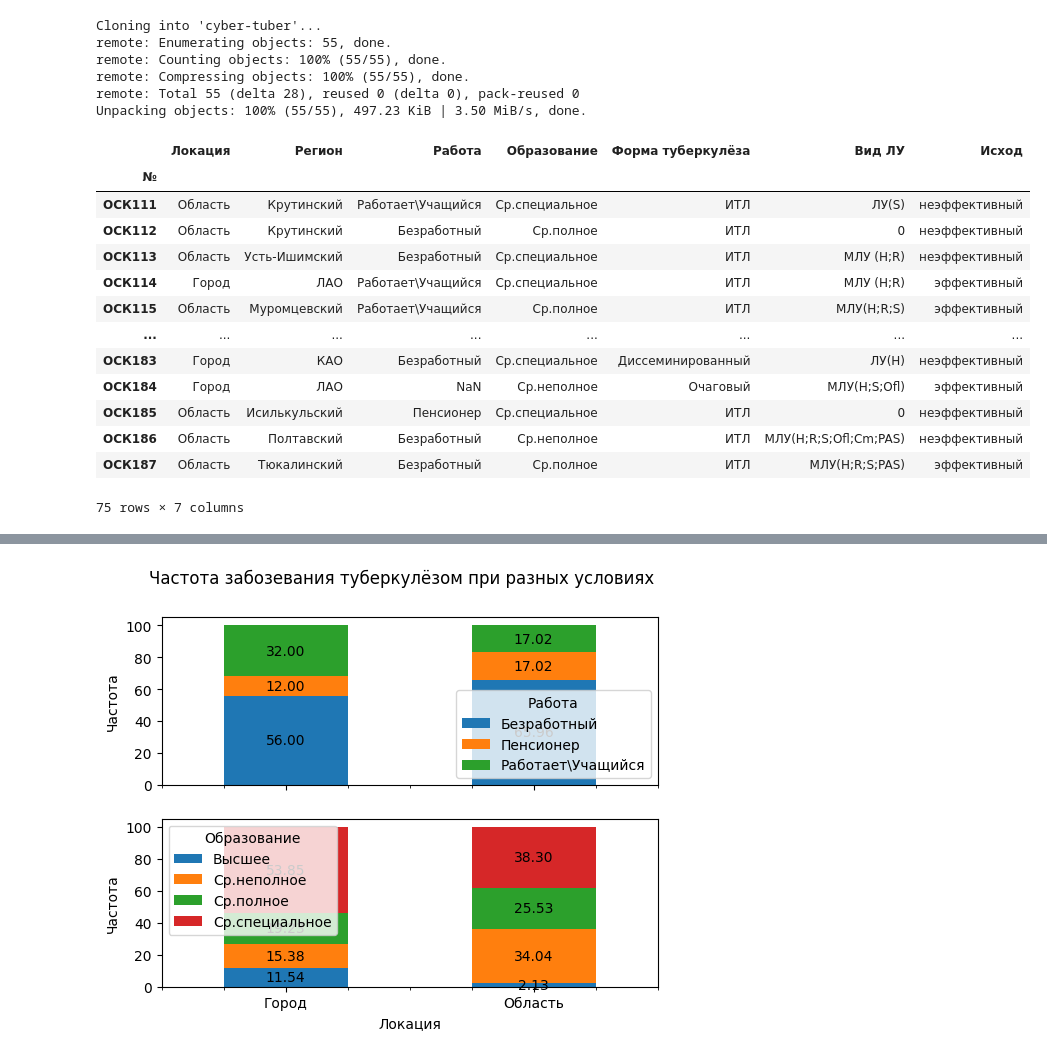
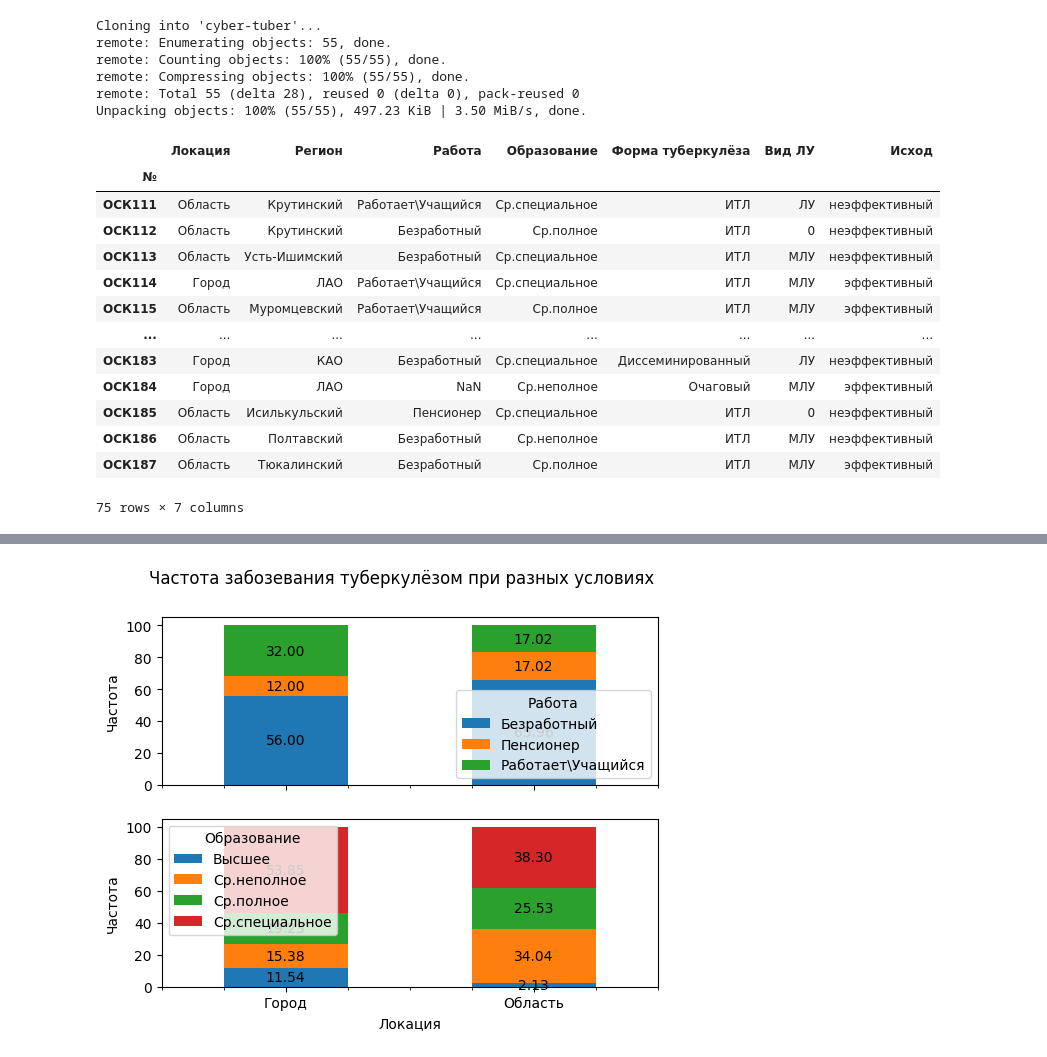
Before and after one commit to D-314/cyber-tuber, a Jupyter notebook: processing.ipynb, the cells around one changed output, grey strips where cells are left out. Saved outputs shown, nothing was run; the diff lists cells and outputs as text; code cells hidden in the pictures.

```diff
--- a/processing.ipynb
+++ b/processing.ipynb
@@ -42,39 +42,43 @@ def is_efficient(string):
 # %%
 in_city = dataset['Житель Омска'].astype(str).apply(lambda x: 'Область' if (x[0] == '0') else 'Город' if (x[0] == '1') else np.NAN)
 
 region = dataset['Житель Омска'].astype(str)+dataset['Житель ОО'].astype(str)
 region = region.str.extract(r'\((.*?)\)')
 
 education = dataset[['Образование среднее не полное','Среднее полное','Средне-специальное','Высшее']].apply(find_last_one, axis=1)
 education = education.replace({'Образование среднее не полное': 'Ср.неполное',
                                  'Средне-специальное': 'Ср.специальное',
                                  'Среднее полное': 'Ср.полное',})
 
 work = dataset[['Работает\Учащийся','Безработный','Пенсионер']].apply(find_last_one, axis=1)
 
 tuber_form = dataset[['Очаговый т-з','ИТЛ','Диссеминированный ','Казеозная пневмония','ФКТ','Туберкулома','Цирротический']].apply(find_last_one, axis=1)
 tuber_form = tuber_form.replace({'Очаговый т-з': 'Очаговый',
                                  'Диссеминированный ': 'Диссеминированный',
                                  'Казеозная пневмония': 'Казеоз',})
 
+resistance = dataset['Вид ЛУ'].str.extract(r'([^\(\)]+)')
+resistance = resistance.replace({'ЛУ ': 'ЛУ',
+                                 'МЛУ ': 'МЛУ',})
+
 efficiency = dataset['Исход'].apply(is_efficient)
 
-df = pd.concat([in_city, region,work,education,tuber_form,dataset['Вид ЛУ'],efficiency], axis=1)
+df = pd.concat([in_city, region,work,education,tuber_form,resistance,efficiency], axis=1)
 df.columns = ['Локация', 'Регион', 'Работа', 'Образование', 'Форма туберкулёза', 'Вид ЛУ', 'Исход']
-del in_city, region,education,work,tuber_form,efficiency
+del in_city, region,education,work,tuber_form,resistance,efficiency
 df
 # %% [output]
 |  | Локация | Регион | Работа | Образование | Форма туберкулёза | Вид ЛУ | Исход |
 | № |  |  |  |  |  |  |  |
-| ОСК111 | Область | Крутинский | Работает\Учащийся | Ср.специальное | ИТЛ | ЛУ(S) | неэффективный |
+| ОСК111 | Область | Крутинский | Работает\Учащийся | Ср.специальное | ИТЛ | ЛУ | неэффективный |
 | ОСК112 | Область | Крутинский | Безработный | Ср.полное | ИТЛ | 0 | неэффективный |
-| ОСК113 | Область | Усть-Ишимский | Безработный | Ср.специальное | ИТЛ | МЛУ (H;R) | неэффективный |
-| ОСК114 | Город | ЛАО | Работает\Учащийся | Ср.специальное | ИТЛ | МЛУ (H;R) | эффективный |
-| ОСК115 | Область | Муромцевский | Работает\Учащийся | Ср.полное | ИТЛ | МЛУ(H;R;S) | эффективный |
+| ОСК113 | Область | Усть-Ишимский | Безработный | Ср.специальное | ИТЛ | МЛУ | неэффективный |
+| ОСК114 | Город | ЛАО | Работает\Учащийся | Ср.специальное | ИТЛ | МЛУ | эффективный |
+| ОСК115 | Область | Муромцевский | Работает\Учащийся | Ср.полное | ИТЛ | МЛУ | эффективный |
 | ... | ... | ... | ... | ... | ... | ... | ... |
-| ОСК183 | Город | КАО | Безработный | Ср.специальное | Диссеминированный | ЛУ(Н) | неэффективный |
-| ОСК184 | Город | ЛАО | NaN | Ср.неполное | Очаговый | МЛУ(H;S;Ofl) | эффективный |
+| ОСК183 | Город | КАО | Безработный | Ср.специальное | Диссеминированный | ЛУ | неэффективный |
+| ОСК184 | Город | ЛАО | NaN | Ср.неполное | Очаговый | МЛУ | эффективный |
 | ОСК185 | Область | Исилькульский | Пенсионер | Ср.специальное | ИТЛ | 0 | неэффективный |
-| ОСК186 | Область | Полтавский | Безработный | Ср.неполное | ИТЛ | МЛУ(H;R;S;Ofl;Cm;PAS) | неэффективный |
-| ОСК187 | Область | Тюкалинский | Безработный | Ср.полное | ИТЛ | МЛУ(H;R;S;PAS) | эффективный |
+| ОСК186 | Область | Полтавский | Безработный | Ср.неполное | ИТЛ | МЛУ | неэффективный |
+| ОСК187 | Область | Тюкалинский | Безработный | Ср.полное | ИТЛ | МЛУ | эффективный |
 75 rows × 7 columns
```
Also changed, not shown: parts of 2 cells of this notebook.
